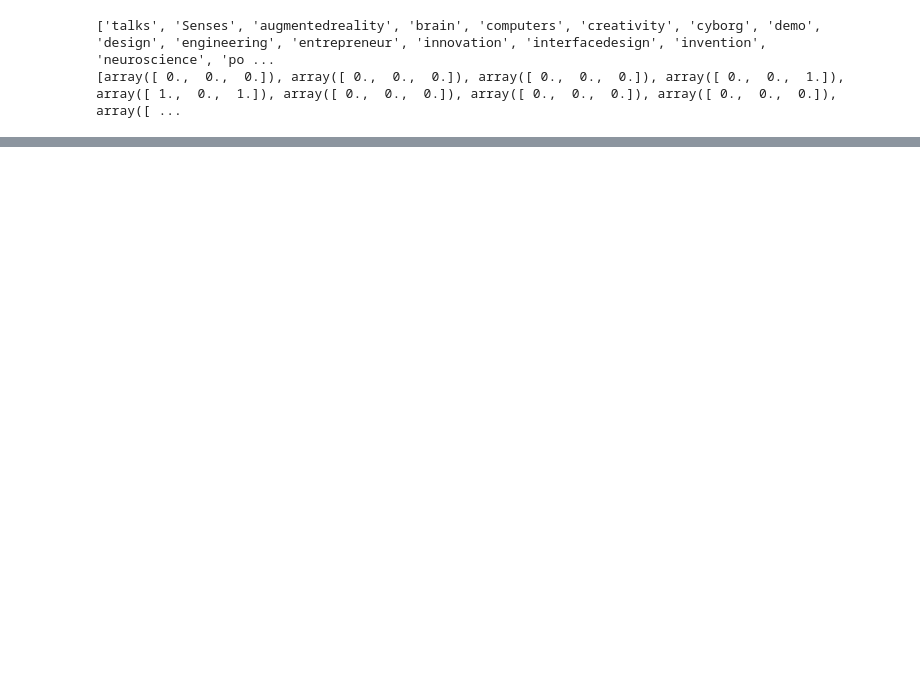
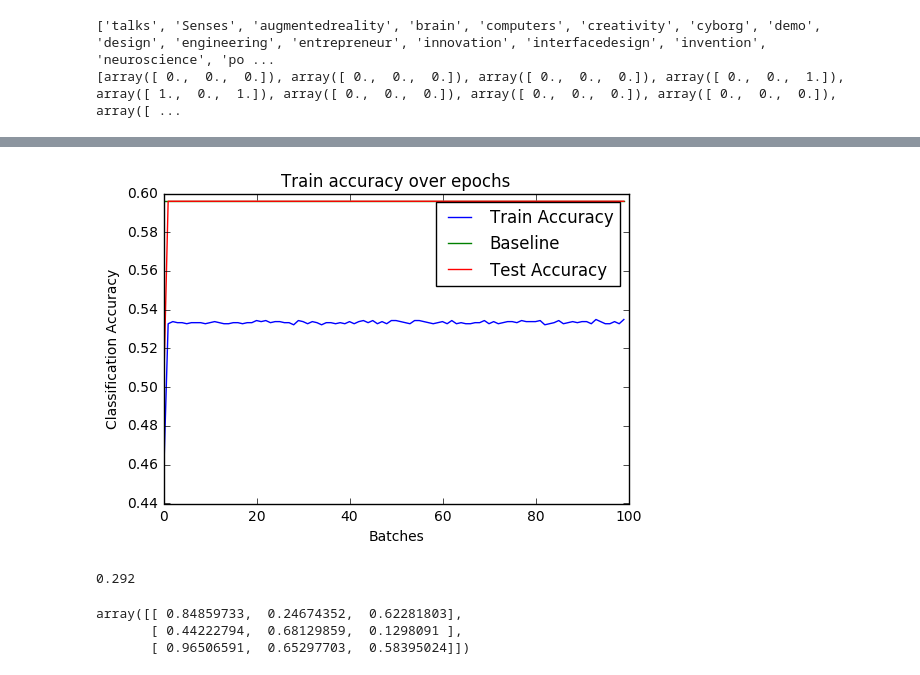
Before and after one commit to goto1991/NLP-TED-embeddings-using-RNN, a Jupyter notebook: Practical 3.ipynb, the cells around one changed output, grey strips where cells are left out. Saved outputs shown, nothing was run; the diff lists cells and outputs as text; code cells hidden in the pictures; blank space fills up the shorter version.

```diff
--- a/Practical 3.ipynb
+++ b/Practical 3.ipynb
@@ -189,13 +289,0 @@ True
-# %%
-train_bow = []
-
-for talk in train_data:
-    N = 0
-    res = np.zeros(100)
-    for sent in talk:
-        for word in sent:
-            if word in model_ted.vocab.keys():
-                res += model_ted[word]
-                N += 1
-    res = res / N
-    train_bow.append(res)
@@ -235,13 +289,0 @@ for talk in validation_data:
-# %%
-test_bow = []
-
-for talk in test_data:
-    N = 0
-    res = np.zeros(100)
-    for sent in talk:
-        for word in sent:
-            if word in model_ted.vocab.keys():
-                res += model_ted[word]
-                N += 1
-    res = res / N
-    test_bow.append(res)
@@ -247,0 +308,8 @@ for talk in test_data:
+# %%
+def weight_variable(shape):
+    initial = tf.truncated_normal(shape, stddev=0.05)
+    return tf.Variable(initial)
+
+def bias_variable(shape):
+    initial = tf.constant(0.1, shape=shape)
+    return tf.Variable(initial)
@@ -247,0 +363,17 @@ for talk in test_data:
+# %%
+x_val_plt = np.array(range(epochs))
+
+plt.plot(x_val_plt, train_accuracy, label = "Train Accuracy")
+plt.plot(x_val_plt, np.ones(epochs) * 0.596, label = "Baseline")
+plt.plot(x_val_plt, test_accuracy, label = "Test Accuracy")
+plt.title("Train accuracy over epochs")
+plt.xlabel("Batches")
+plt.ylabel("Classification Accuracy")
+plt.legend()
+plt.show()
+# %% [output]
+[figure, added]
+# %%
+sess.run(accuracy, feed_dict={x: test_bow_original, y_: test_labels_onehot})
+# %% [output]
+0.292
@@ -247,0 +382,6 @@ for talk in test_data:
+# %%
+t[:][2]
+# %% [output]
+array([[ 0.84859733,  0.24674352,  0.62281803],
+       [ 0.44222794,  0.68129859,  0.1298091 ],
+       [ 0.96506591,  0.65297703,  0.58395024]])
```
Also changed, not shown: parts of 37 cells of this notebook.
